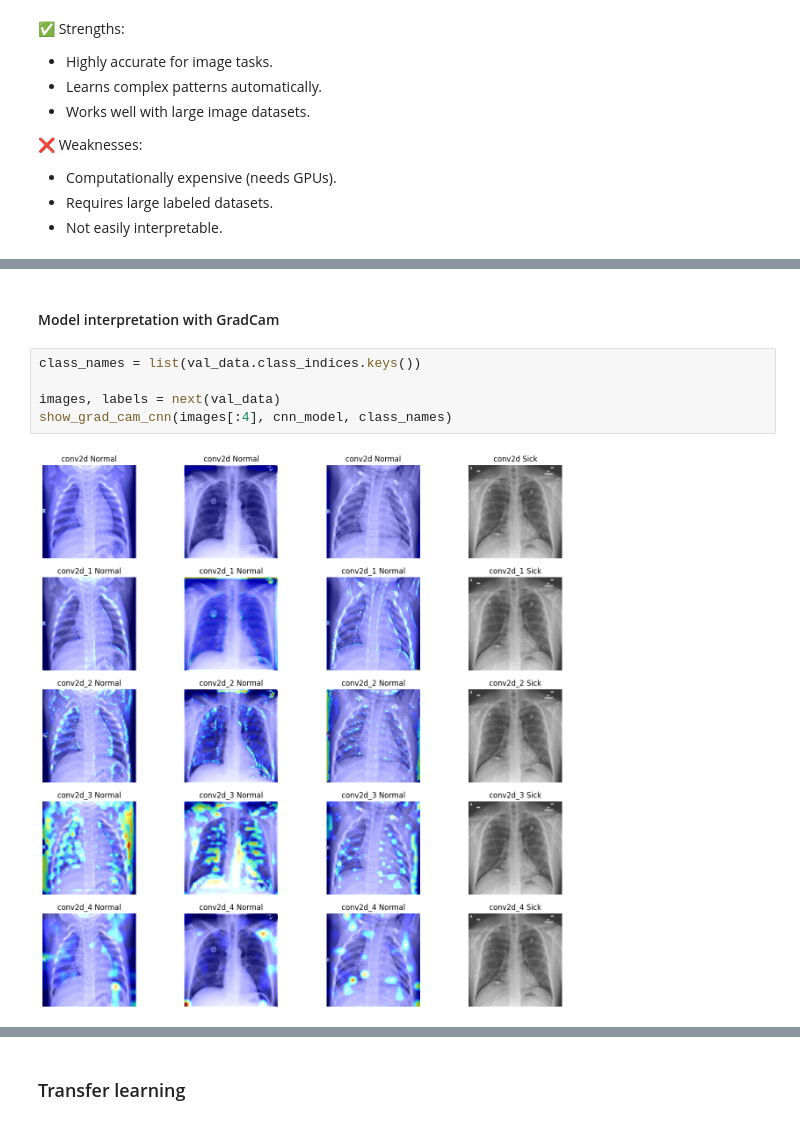
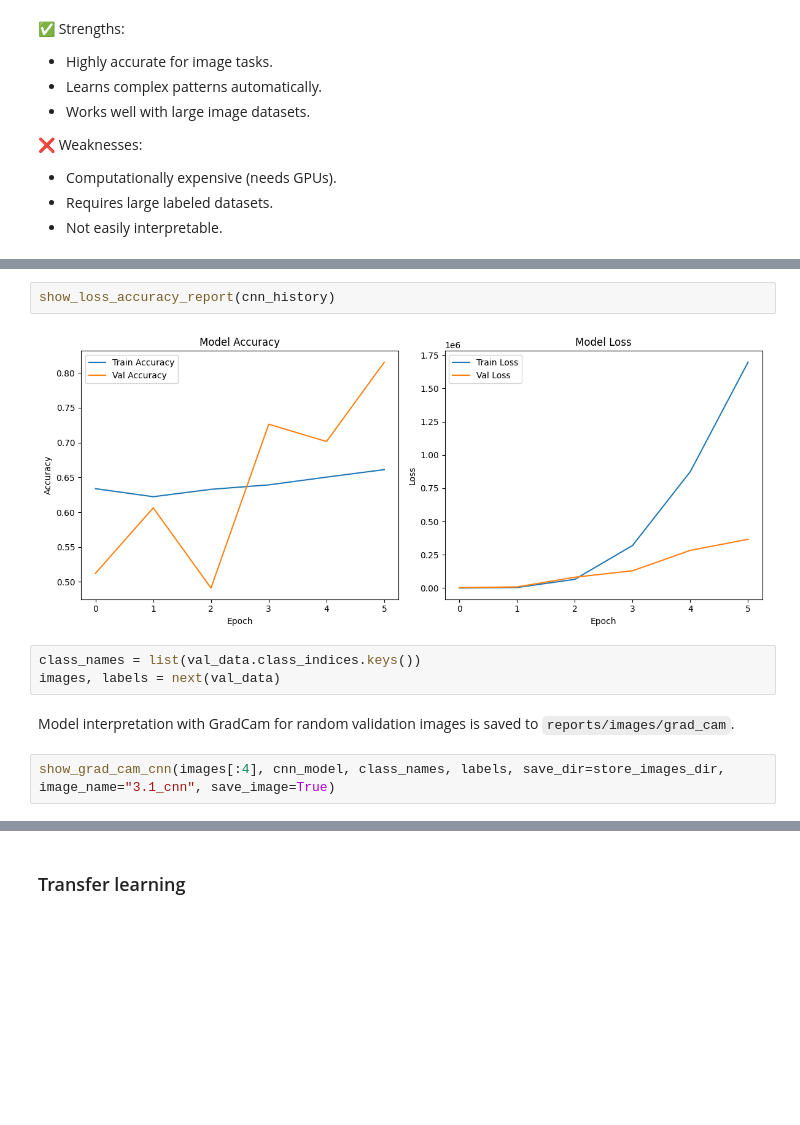
Before and after one commit to rehabaam/ds_covid19_project, a Jupyter notebook: notebooks/3.1_Supervised_Advanced_Models_full_image.ipynb, the cells around one changed output, grey strips where cells are left out. Drawn from its saved outputs; the diff is of its cells as text; blank space fills up the shorter version.

Commit message:
chore(notebooks): introducing basic notebook for masked images and some changes to advanced ones

```diff
--- a/notebooks/3.1_Supervised_Advanced_Models_full_image.ipynb
+++ b/notebooks/3.1_Supervised_Advanced_Models_full_image.ipynb
@@ -114,9 +114,11 @@ Created version '2' of model 'tensorflow-CNN-binary'.
-# %% [markdown]
-#### Model interpretation with GradCam
+# %%
+show_loss_accuracy_report(cnn_history)
+# %% [output]
+[figure, added]
 # %%
 class_names = list(val_data.class_indices.keys())
-
 images, labels = next(val_data)
-show_grad_cam_cnn(images[:4], cnn_model, class_names)
-# %% [output]
-[figure, removed]
+# %% [markdown]
+Model interpretation with GradCam for random validation images is saved to `reports/images/grad_cam`.
+# %%
+show_grad_cam_cnn(images[:4], cnn_model, class_names, labels, save_dir=store_images_dir, image_name="3.1_cnn", save_image=True)
```
Also changed, not shown: parts of 12 cells of this notebook, 7 other files.
